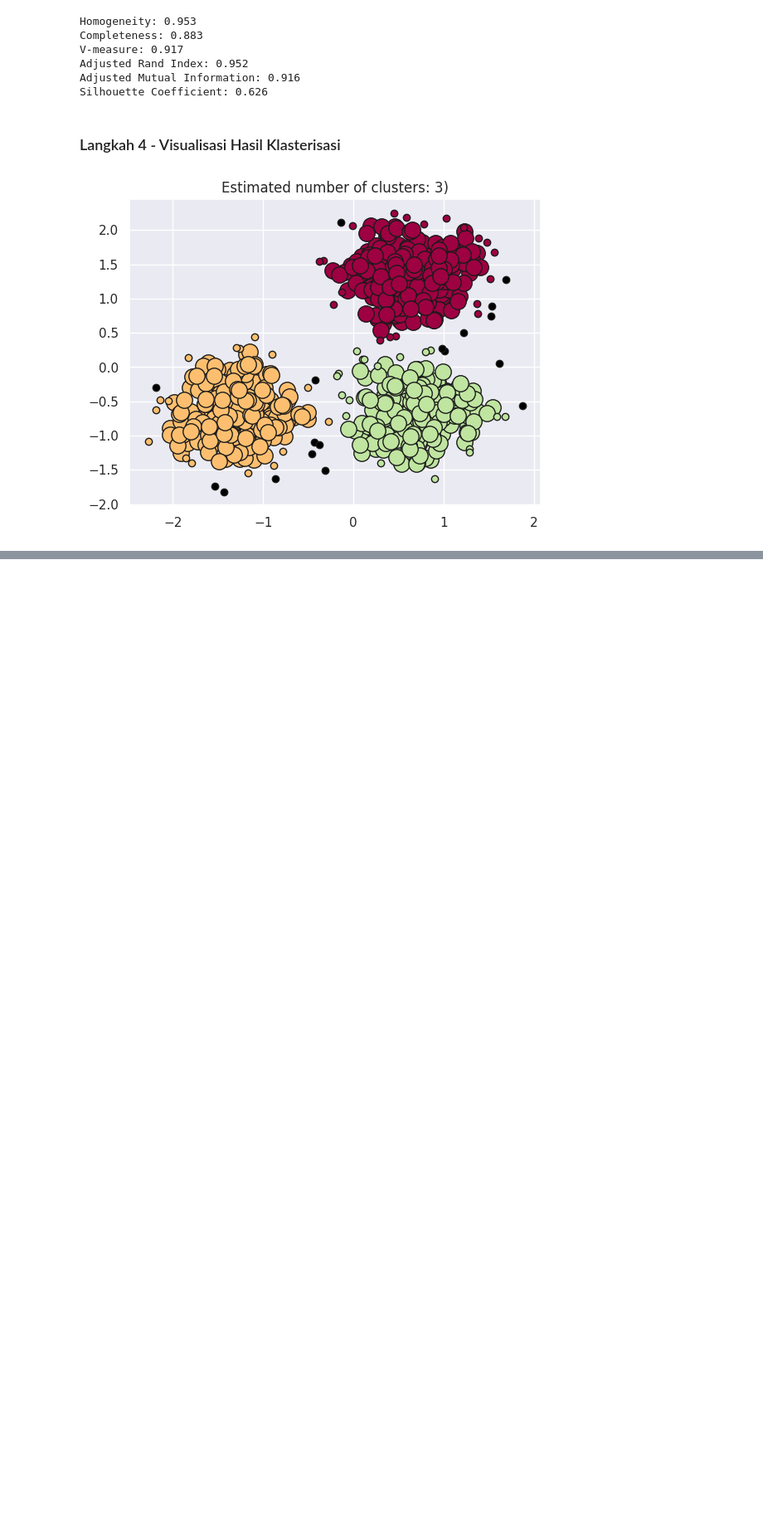
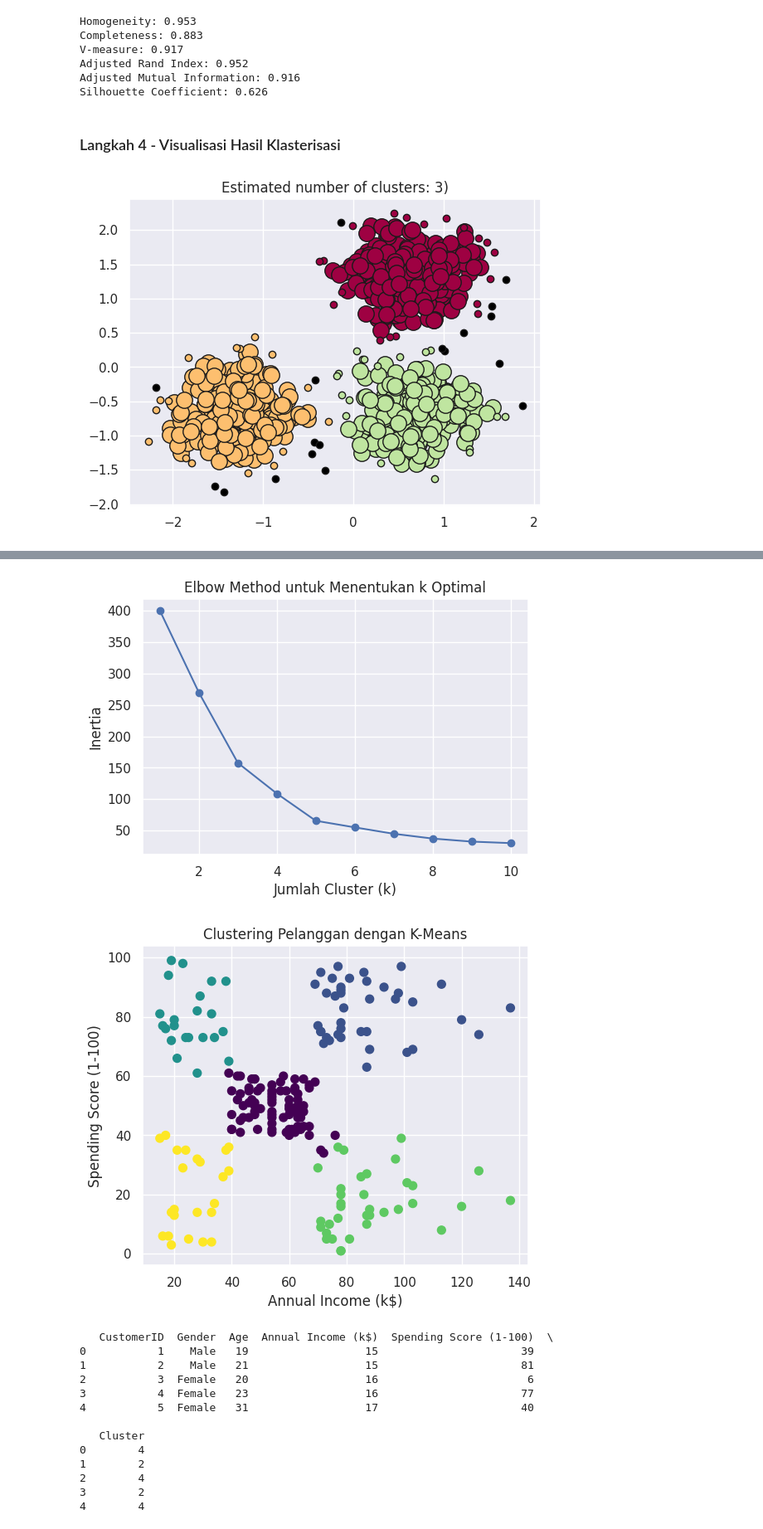
Before and after one commit to RizkyaSalsabila/Assignment-Sem5_ML_Rizkya-Salsabila, a Jupyter notebook: praktikum_04/TG4_2341720056_Rizkya_Salsabila.ipynb, the cells around one changed output, grey strips where cells are left out. Shown at 83% size. Drawn from its saved outputs; the diff is of its cells as text; code cells hidden in the pictures; blank space fills up the shorter version.

```diff
--- a/praktikum_04/TG4_2341720056_Rizkya_Salsabila.ipynb
+++ b/praktikum_04/TG4_2341720056_Rizkya_Salsabila.ipynb
@@ -491,0 +508,62 @@ plt.show()
+# %%
+import pandas as pd
+import matplotlib.pyplot as plt
+from sklearn.cluster import KMeans
+from sklearn.preprocessing import StandardScaler
+
+# 1. Load dataset
+df = pd.read_csv('/content/drive/MyDrive/RIZKYA S/SEMESTER_5/ML/NEED/Mall_Customers.csv')
+
+# 2. Pilih fitur
+X = df[['Annual Income (k$)', 'Spending Score (1-100)']]
+
+# 3. Standarisasi data
+scaler = StandardScaler()
+X_scaled = scaler.fit_transform(X)
+
+# 4. Elbow Method
+inertia = []
+K = range(1, 11)
+for k in K:
+    kmeans = KMeans(n_clusters=k, random_state=42, n_init=10)
+    kmeans.fit(X_scaled)
+    inertia.append(kmeans.inertia_)
+
+plt.figure(figsize=(6,4))
+plt.plot(K, inertia, 'bo-')
+plt.xlabel('Jumlah Cluster (k)')
+plt.ylabel('Inertia')
+plt.title('Elbow Method untuk Menentukan k Optimal')
+plt.show()
+
+# 5. Buat model KMeans dengan k=5 (hasil dari Elbow)
+kmeans = KMeans(n_clusters=5, random_state=42, n_init=10)
+df['Cluster'] = kmeans.fit_predict(X_scaled)
+
+# 6. Visualisasi hasil clustering
+plt.figure(figsize=(6,5))
+plt.scatter(X['Annual Income (k$)'], X['Spending Score (1-100)'],
+            c=df['Cluster'], cmap='viridis', s=50)
+plt.xlabel('Annual Income (k$)')
+plt.ylabel('Spending Score (1-100)')
+plt.title('Clustering Pelanggan dengan K-Means')
+plt.show()
+
+# 7. Lihat hasil clustering
+print(df.head())
+# %% [output]
+[figure, added]
+[figure, added]
+   CustomerID  Gender  Age  Annual Income (k$)  Spending Score (1-100)  \
+0           1    Male   19                  15                      39
+1           2    Male   21                  15                      81
+2           3  Female   20                  16                       6
+3           4  Female   23                  16                      77
+4           5  Female   31                  17                      40
+
+   Cluster
+0        4
+1        2
+2        4
+3        2
+4        4
```
Also changed, not shown: parts of 9 cells of this notebook.
